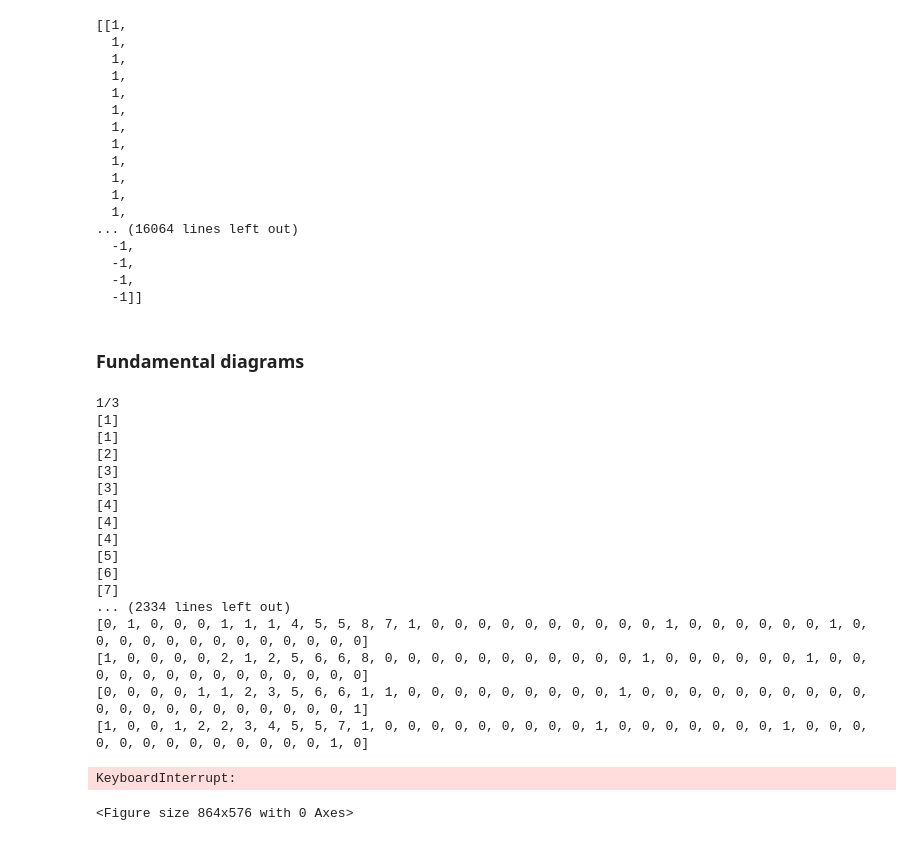
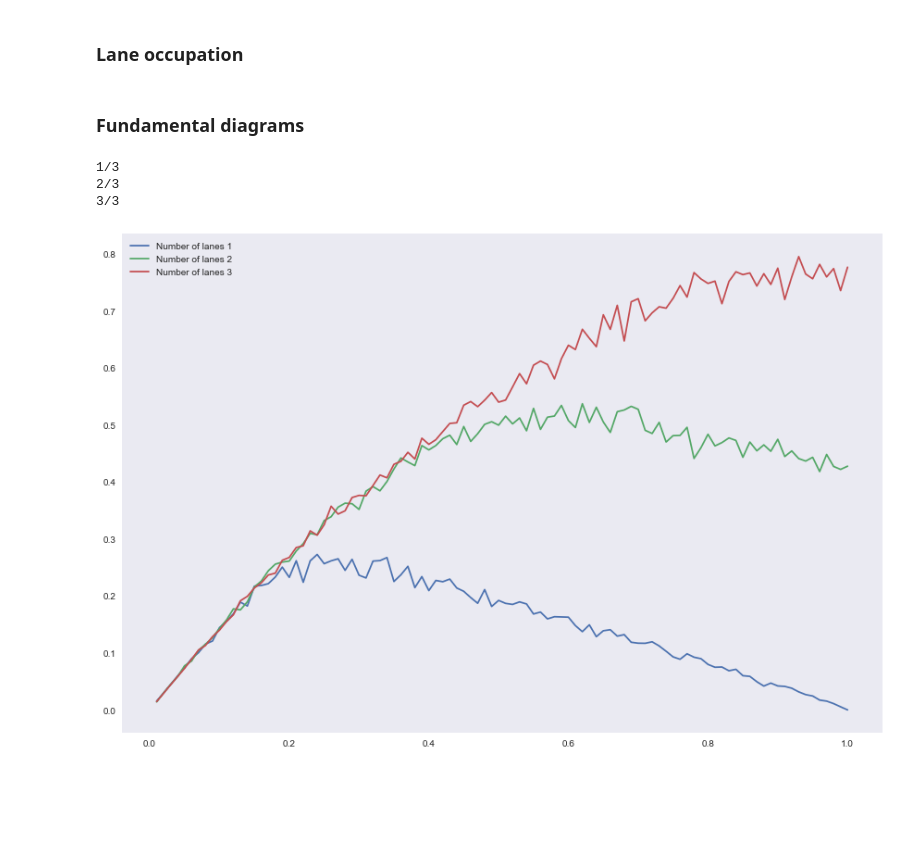
Before and after one commit to ermas3/Traffic-Modeling, a Jupyter notebook: Simulations.ipynb, the cells around one changed output. Cells and saved outputs as stored; diff of their text form; code cells hidden in the pictures; blank space fills up the shorter version.

```diff
--- a/Simulations.ipynb
+++ b/Simulations.ipynb
@@ -35,21 +36,2 @@ plt.show()
-# %%
-data.position
-data.velocity
-# %% [output]
-[[1,
-  1,
-  1,
-  1,
-  1,
-  1,
-  1,
-  1,
-  1,
-  1,
-  1,
-  1,
-... (16064 lines left out)
-  -1,
-  -1,
-  -1,
-  -1]]
+# %% [markdown]
+### Lane occupation
@@ -56,55 +40,40 @@ data.velocity
 # %% [markdown]
 ### Fundamental diagrams
 # %%
-numCars_values = np.arange(1, 101, 4)
+numCars_values = np.arange(1, 101, 1)
 roadLength = 100
 car_density_values = numCars_values/roadLength
-vmax = 10
-sigma = vmax/10
+vmax = 2
+sigma = 0
 lanes_values = [1, 2, 3]
-p = 0.25
+p = 0.5
 
 plt.figure(figsize=(12, 8))
 results = []
 for i, lanes in enumerate(lanes_values):
     print(f"{i+1}/{len(lanes_values)}")
     flowrate_values = []
     for numCars in numCars_values:
         cars = Cars(numCars=numCars, roadLength=roadLength, lanes=lanes, vmax=vmax, sigma=sigma)
         simulation = Simulation(cars)
         simulation.run(propagator=MyPropagator(p=p))
 
         data = simulation.obs
 
         avg_flowrate = np.mean(data.flowrate[-50:])
 
         flowrate_values.append(avg_flowrate)
     results.append(flowrate_values)
 time = data.time
 
 for fr, lanes in zip(results, lanes_values):
     plt.plot(car_density_values, fr, label=f"Number of lanes {lanes}")
 
 plt.grid()
 plt.legend()
 plt.tight_layout()
 # %% [output]
 1/3
-[1]
-[1]
-[2]
-[3]
-[3]
-[4]
-[4]
-[4]
-[5]
-[6]
-[7]
-... (2334 lines left out)
-[0, 1, 0, 0, 0, 1, 1, 1, 4, 5, 5, 8, 7, 1, 0, 0, 0, 0, 0, 0, 0, 0, 0, 0, 1, 0, 0, 0, 0, 0, 0, 1, 0, 0, 0, 0, 0, 0, 0, 0, 0, 0, 0, 0, 0]
-[1, 0, 0, 0, 0, 2, 1, 2, 5, 6, 6, 8, 0, 0, 0, 0, 0, 0, 0, 0, 0, 0, 0, 1, 0, 0, 0, 0, 0, 0, 1, 0, 0, 0, 0, 0, 0, 0, 0, 0, 0, 0, 0, 0, 0]
-[0, 0, 0, 0, 1, 1, 2, 3, 5, 6, 6, 1, 1, 0, 0, 0, 0, 0, 0, 0, 0, 0, 1, 0, 0, 0, 0, 0, 0, 0, 0, 0, 0, 0, 0, 0, 0, 0, 0, 0, 0, 0, 0, 0, 1]
-[1, 0, 0, 1, 2, 2, 3, 4, 5, 5, 7, 1, 0, 0, 0, 0, 0, 0, 0, 0, 0, 1, 0, 0, 0, 0, 0, 0, 0, 1, 0, 0, 0, 0, 0, 0, 0, 0, 0, 0, 0, 0, 0, 1, 0]
+2/3
+3/3
-KeyboardInterrupt:
-<Figure size 864x576 with 0 Axes>
+[figure, added]
```
Also changed, not shown: parts of 3 cells of this notebook, 6 other files.
